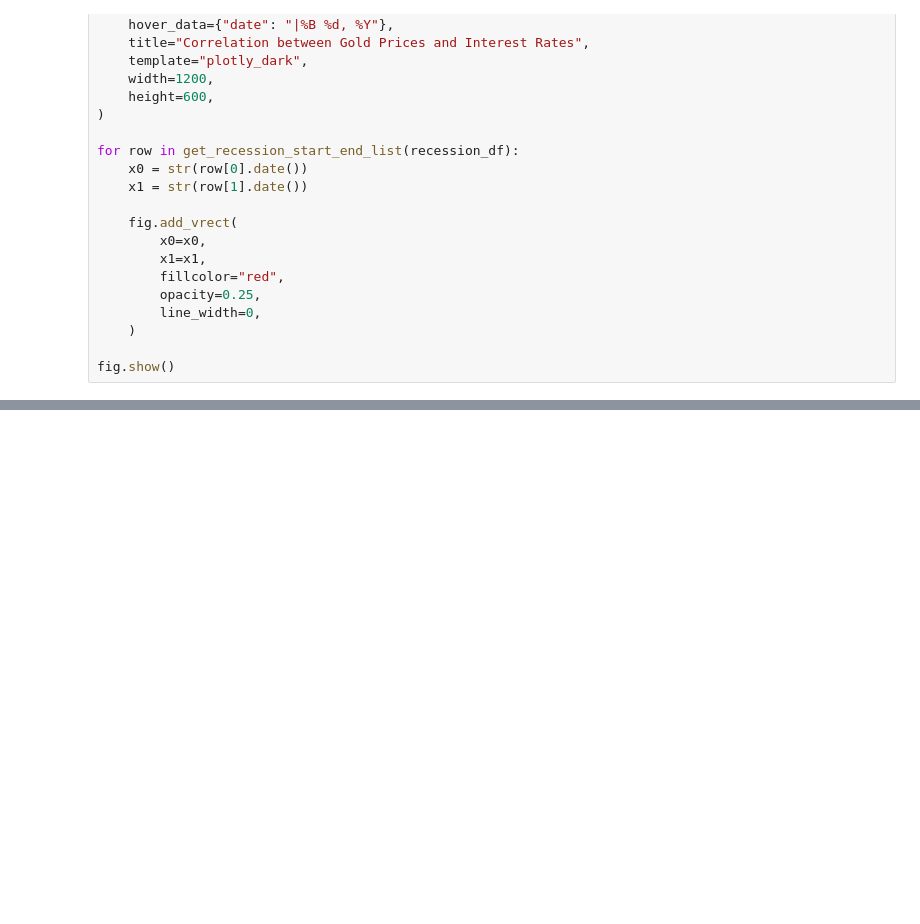
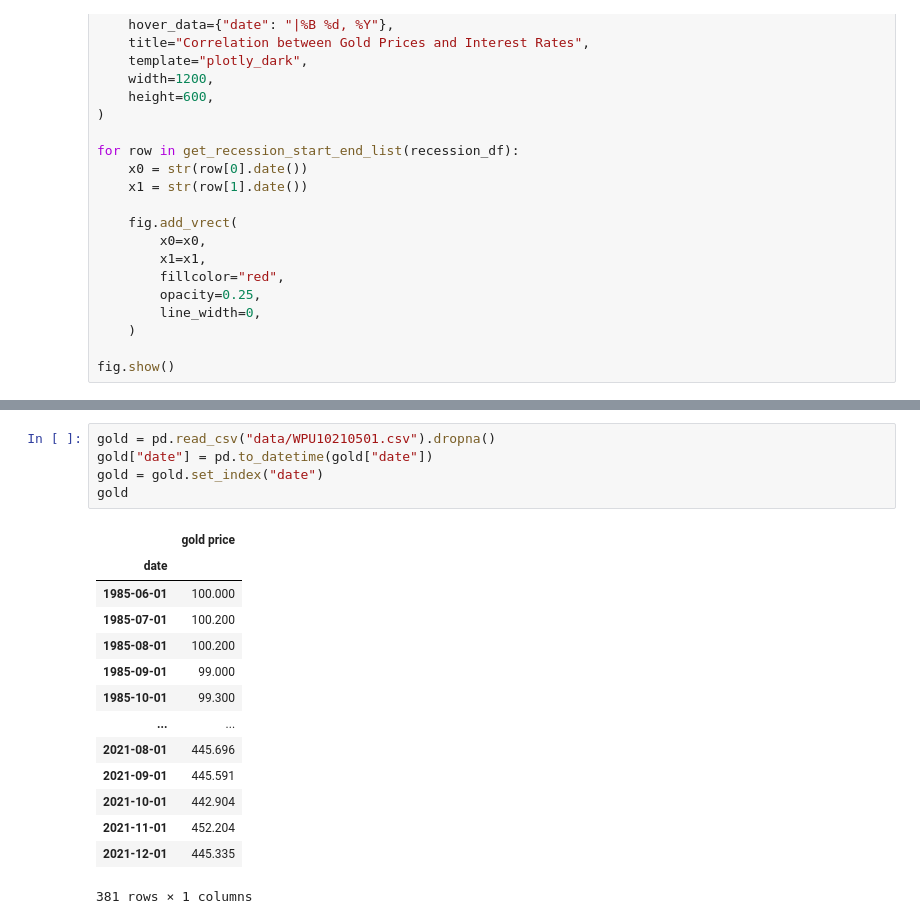
Before and after one commit to RoryGlenn/RecessionDetection, a Jupyter notebook: gold_corr.ipynb, the cells around one changed output, grey strips where cells are left out. Cells and saved outputs as stored; diff of their text form; blank space fills up the shorter version.

```diff
--- a/gold_corr.ipynb
+++ b/gold_corr.ipynb
@@ -73,0 +146,20 @@ print("Spearmans correlation: %.2f" % spear_corr)
+# %%
+gold = pd.read_csv("data/WPU10210501.csv").dropna()
+gold["date"] = pd.to_datetime(gold["date"])
+gold = gold.set_index("date")
+gold
+# %% [output]
+|  | gold price |
+| date |  |
+| 1985-06-01 | 100.000 |
+| 1985-07-01 | 100.200 |
+| 1985-08-01 | 100.200 |
+| 1985-09-01 | 99.000 |
+| 1985-10-01 | 99.300 |
+| ... | ... |
+| 2021-08-01 | 445.696 |
+| 2021-09-01 | 445.591 |
+| 2021-10-01 | 442.904 |
+| 2021-11-01 | 452.204 |
+| 2021-12-01 | 445.335 |
+381 rows × 1 columns
```
Also changed, not shown: parts of 9 cells of this notebook, 2 other files.
